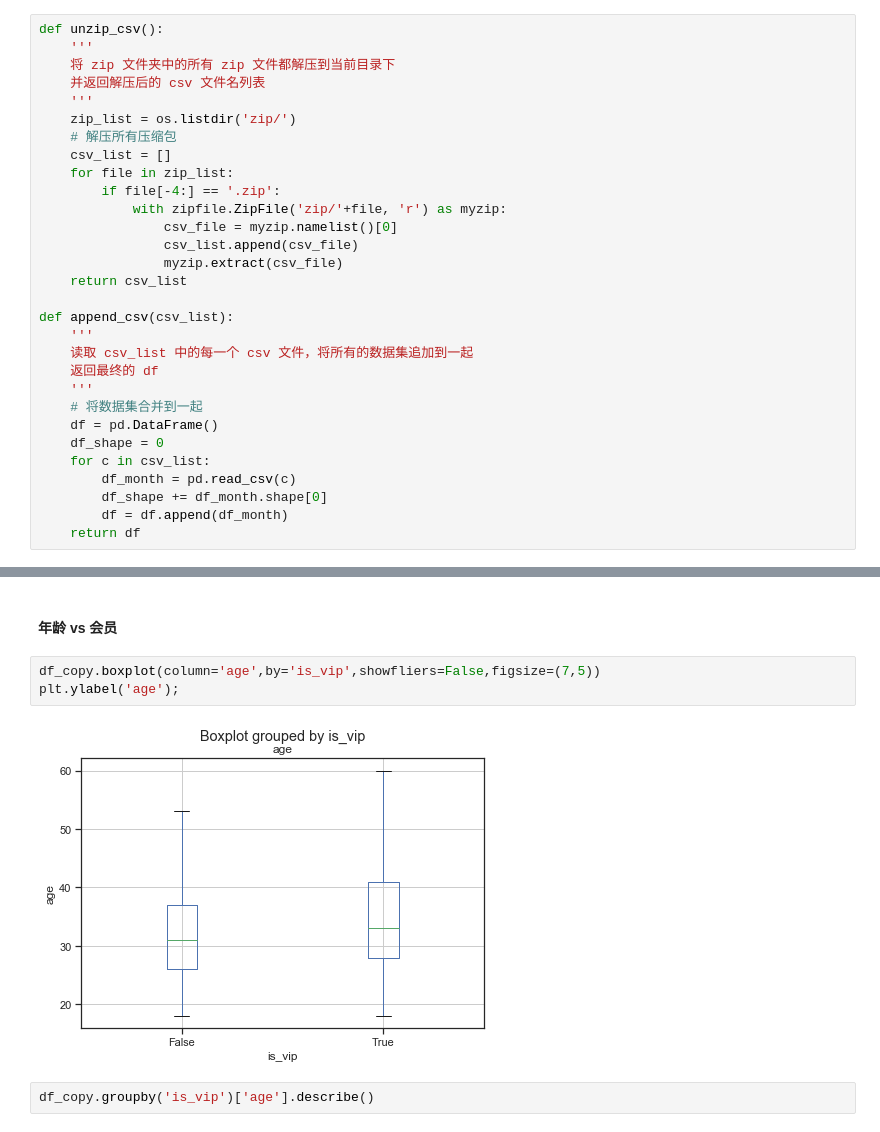
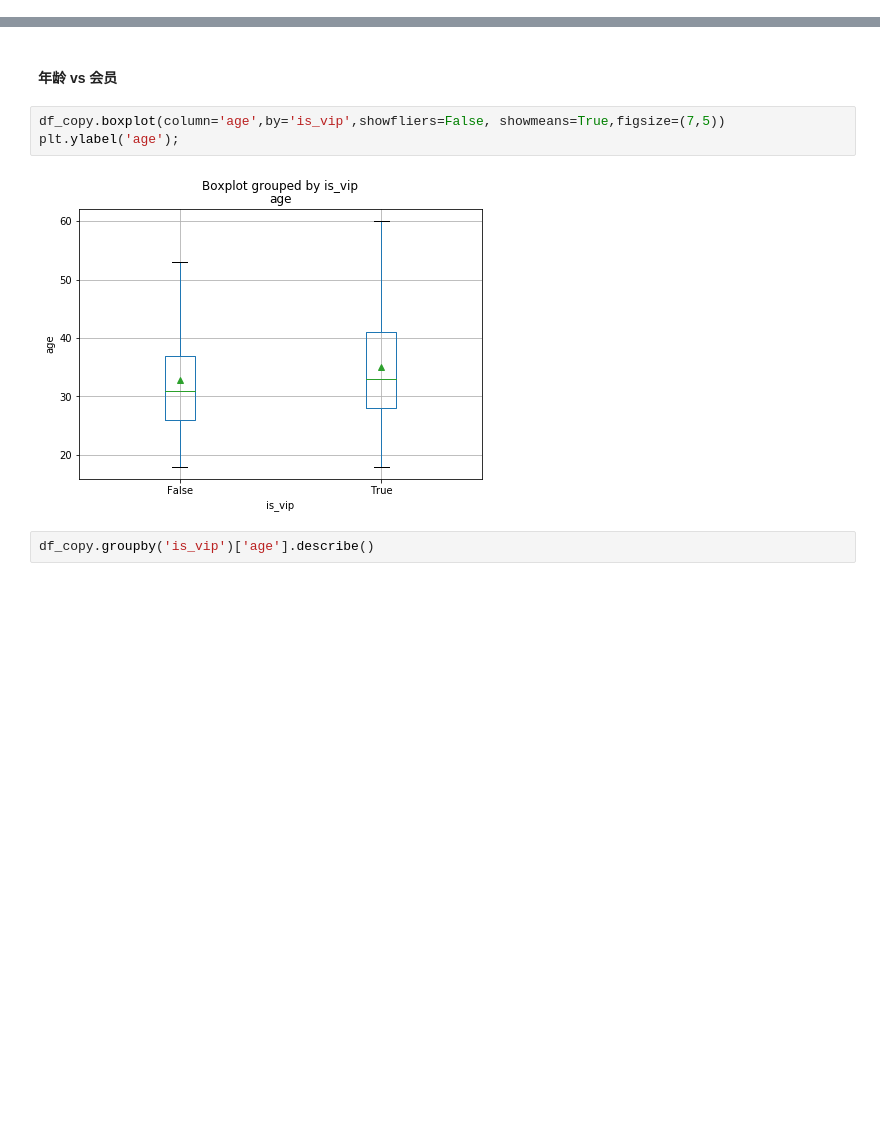
Before and after one commit to ivylee0919/communicate-data, a Jupyter notebook: exploration.ipynb, the cells around one changed output, grey strips where cells are left out. Drawn from its saved outputs; the diff is of its cells as text; blank space fills up the shorter version.

```diff
--- a/exploration.ipynb
+++ b/exploration.ipynb
@@ -37,36 +37,6 @@ pd.set_option('max_colwidth',200)
 > 2018 年数据集有多个，每个月一个 csv 文件，所以这里先把 2018 年的数据进行合并，创建一个新的 `2018-fordgobike-tripdata.csv` 数据集。
 # %% [markdown]
 因为数据集太大，提交的是 zip 文件，初始需要运行以下代码获取完整数据：
-# %%
-def unzip_csv():
-    '''
-    将 zip 文件夹中的所有 zip 文件都解压到当前目录下
-    并返回解压后的 csv 文件名列表
-    '''
-    zip_list = os.listdir('zip/')
-    # 解压所有压缩包
-    csv_list = []
-    for file in zip_list:
-        if file[-4:] == '.zip':
-            with zipfile.ZipFile('zip/'+file, 'r') as myzip:
-                csv_file = myzip.namelist()[0]
-                csv_list.append(csv_file)
-                myzip.extract(csv_file)
-    return csv_list
-
-def append_csv(csv_list):
-    '''
-    读取 csv_list 中的每一个 csv 文件，将所有的数据集追加到一起
-    返回最终的 df
-    '''
-    # 将数据集合并到一起
-    df = pd.DataFrame()
-    df_shape = 0
-    for c in csv_list:
-        df_month = pd.read_csv(c)
-        df_shape += df_month.shape[0]
-        df = df.append(df_month)
-    return df
 # %%
 if '2018-fordgobike-tripdata.csv' not in os.listdir(): # 判断当前工作目录是否存在目标数据集
     csv_list = unzip_csv() # 解压所有 zip 文件
@@ -451,10 +408,10 @@ memory usage: 162.6+ MB
 # %% [markdown]
 #### 年龄 vs 会员
 # %%
-df_copy.boxplot(column='age',by='is_vip',showfliers=False,figsize=(7,5))
+df_copy.boxplot(column='age',by='is_vip',showfliers=False, showmeans=True,figsize=(7,5))
 plt.ylabel('age');
 # %% [output]
-[figure, old version]
+[figure, new version]
 # %%
 df_copy.groupby('is_vip')['age'].describe()
 # %% [output]
```
Also changed, not shown: parts of 43 cells of this notebook, 1 other file.
